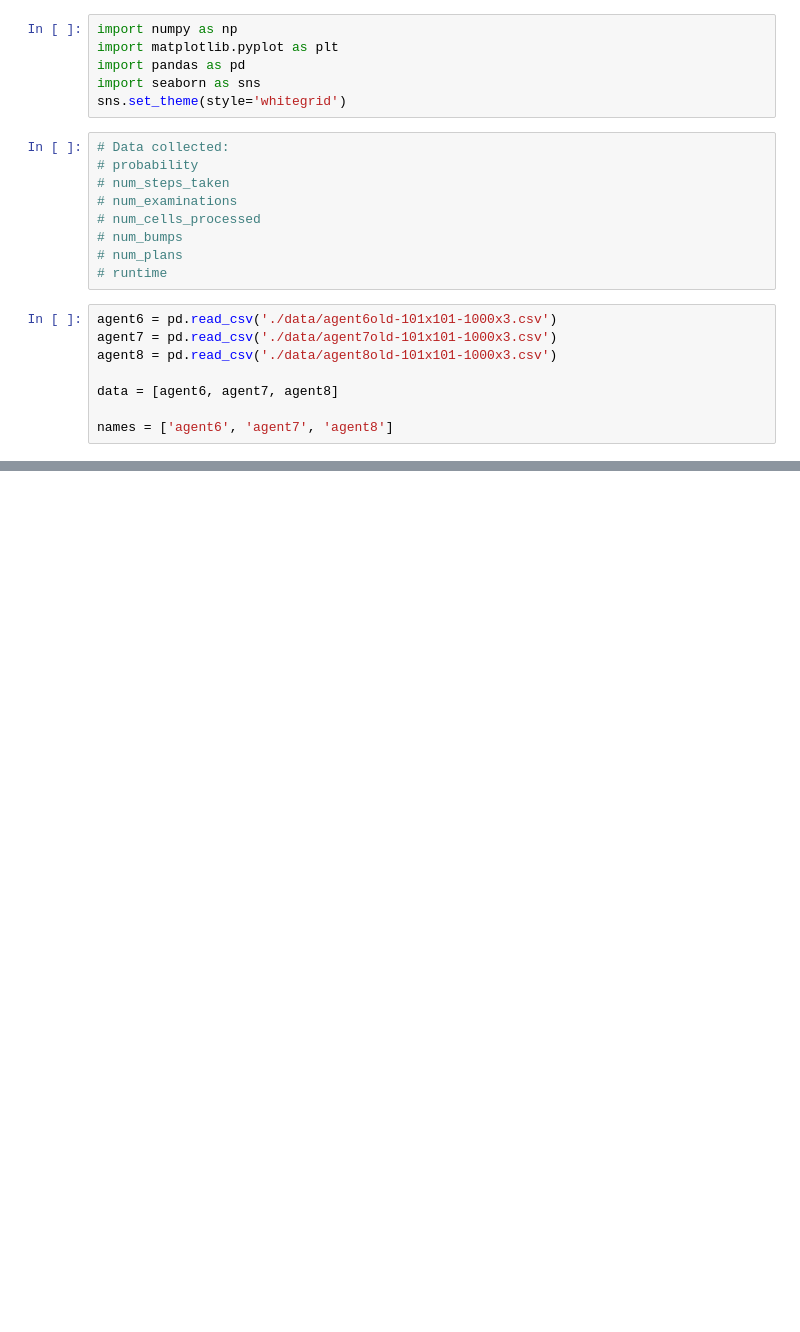
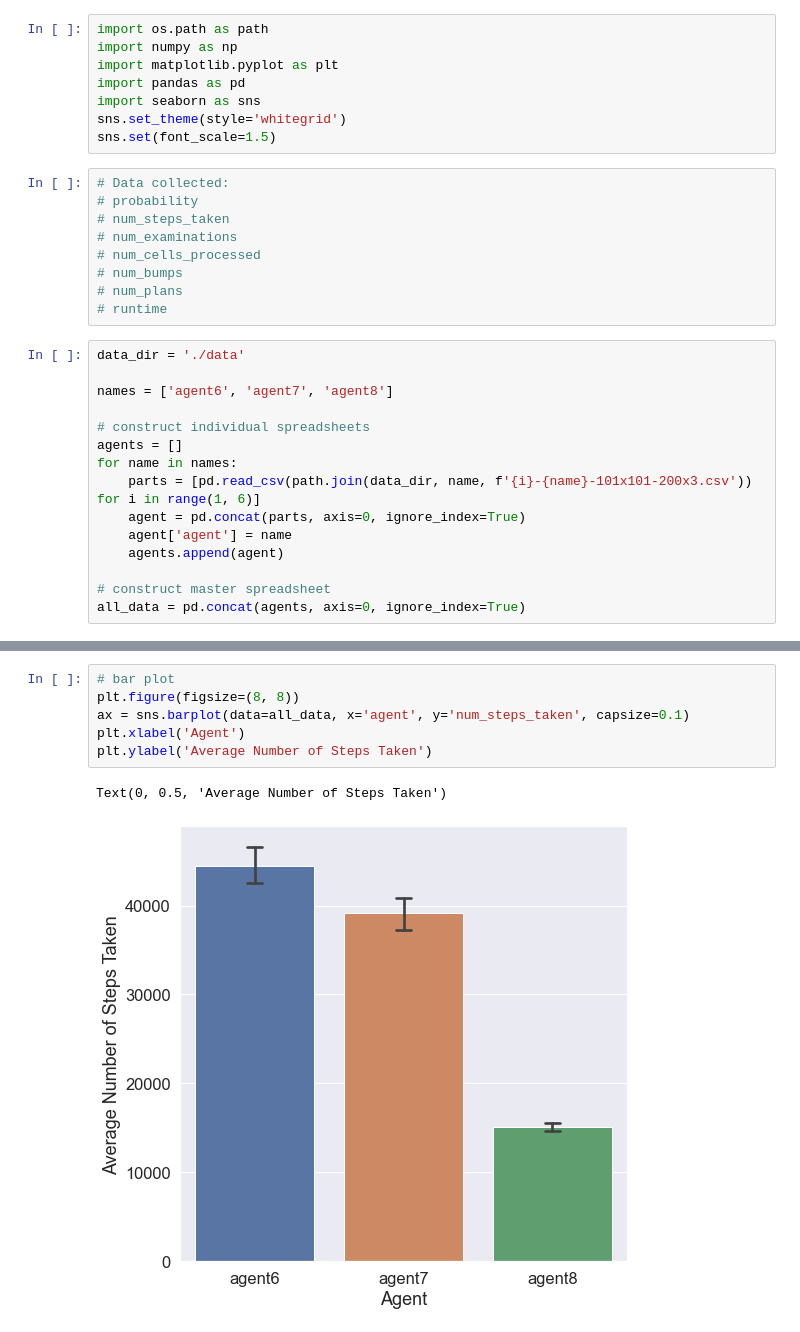
Before and after one commit to PietropaoloV/A-Search-520, a Jupyter notebook: data-analysis.ipynb, the cells around one changed output, grey strips where cells are left out. Saved outputs shown, nothing was run; the diff lists cells and outputs as text; blank space fills up the shorter version.

Commit message:
Analyzed data for agents 6-8

```diff
--- a/data-analysis.ipynb
+++ b/data-analysis.ipynb
@@ -1,9 +1,11 @@
 # %%
+import os.path as path
 import numpy as np
 import matplotlib.pyplot as plt
 import pandas as pd
 import seaborn as sns
 sns.set_theme(style='whitegrid')
+sns.set(font_scale=1.5)
 # %%
 # Data collected:
 # probability
@@ -14,10 +16,17 @@ sns.set_theme(style='whitegrid')
 # num_plans
 # runtime
 # %%
-agent6 = pd.read_csv('./data/agent6old-101x101-1000x3.csv')
-agent7 = pd.read_csv('./data/agent7old-101x101-1000x3.csv')
-agent8 = pd.read_csv('./data/agent8old-101x101-1000x3.csv')
-
-data = [agent6, agent7, agent8]
+data_dir = './data'
 
 names = ['agent6', 'agent7', 'agent8']
+
+# construct individual spreadsheets
+agents = []
+for name in names:
+    parts = [pd.read_csv(path.join(data_dir, name, f'{i}-{name}-101x101-200x3.csv')) for i in range(1, 6)]
+    agent = pd.concat(parts, axis=0, ignore_index=True)
+    agent['agent'] = name
+    agents.append(agent)
+
+# construct master spreadsheet
+all_data = pd.concat(agents, axis=0, ignore_index=True)
@@ -23,0 +56,9 @@ names = ['agent6', 'agent7', 'agent8']
+# %%
+# bar plot
+plt.figure(figsize=(8, 8))
+ax = sns.barplot(data=all_data, x='agent', y='num_steps_taken', capsize=0.1)
+plt.xlabel('Agent')
+plt.ylabel('Average Number of Steps Taken')
+# %% [output]
+Text(0, 0.5, 'Average Number of Steps Taken')
+[figure, added]
```
Also changed, not shown: parts of 34 cells of this notebook.
